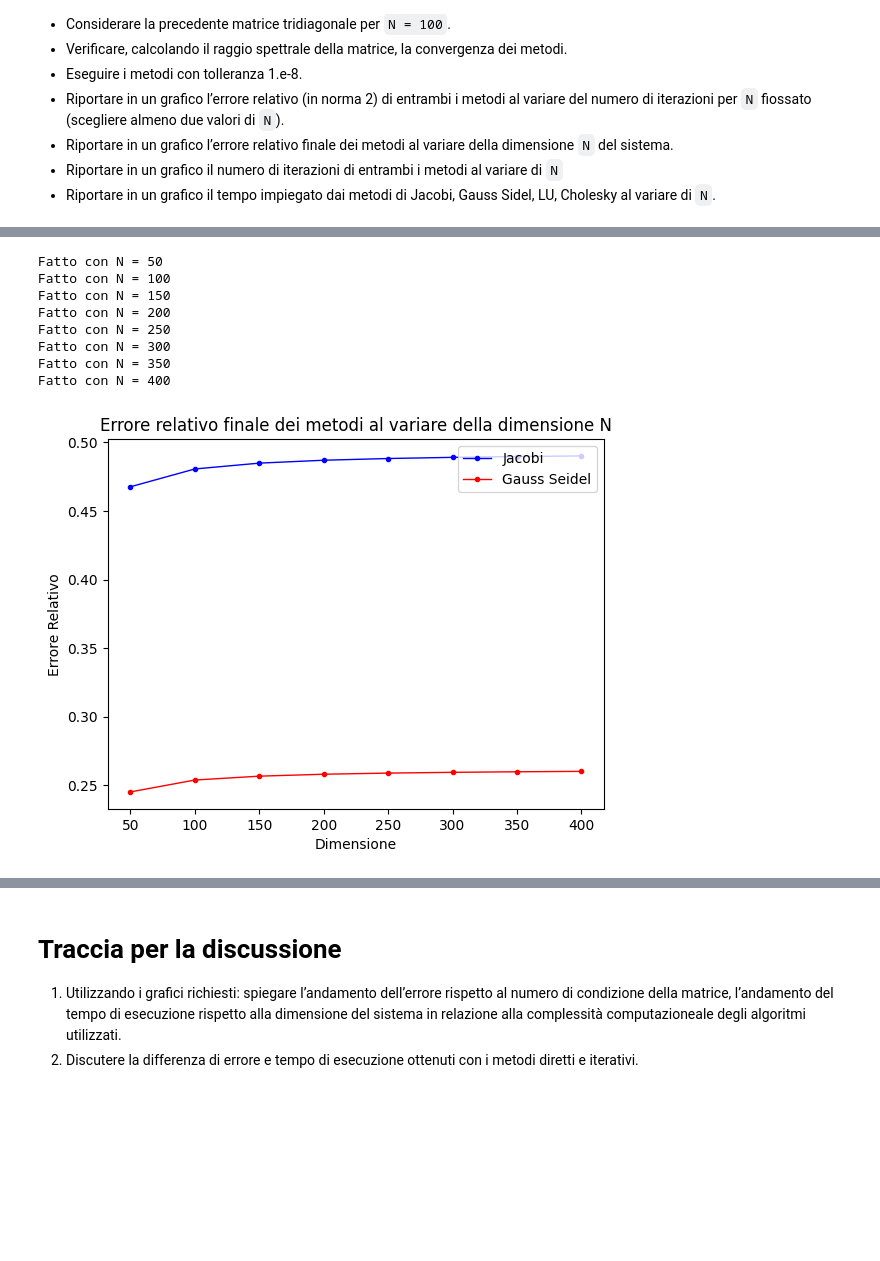
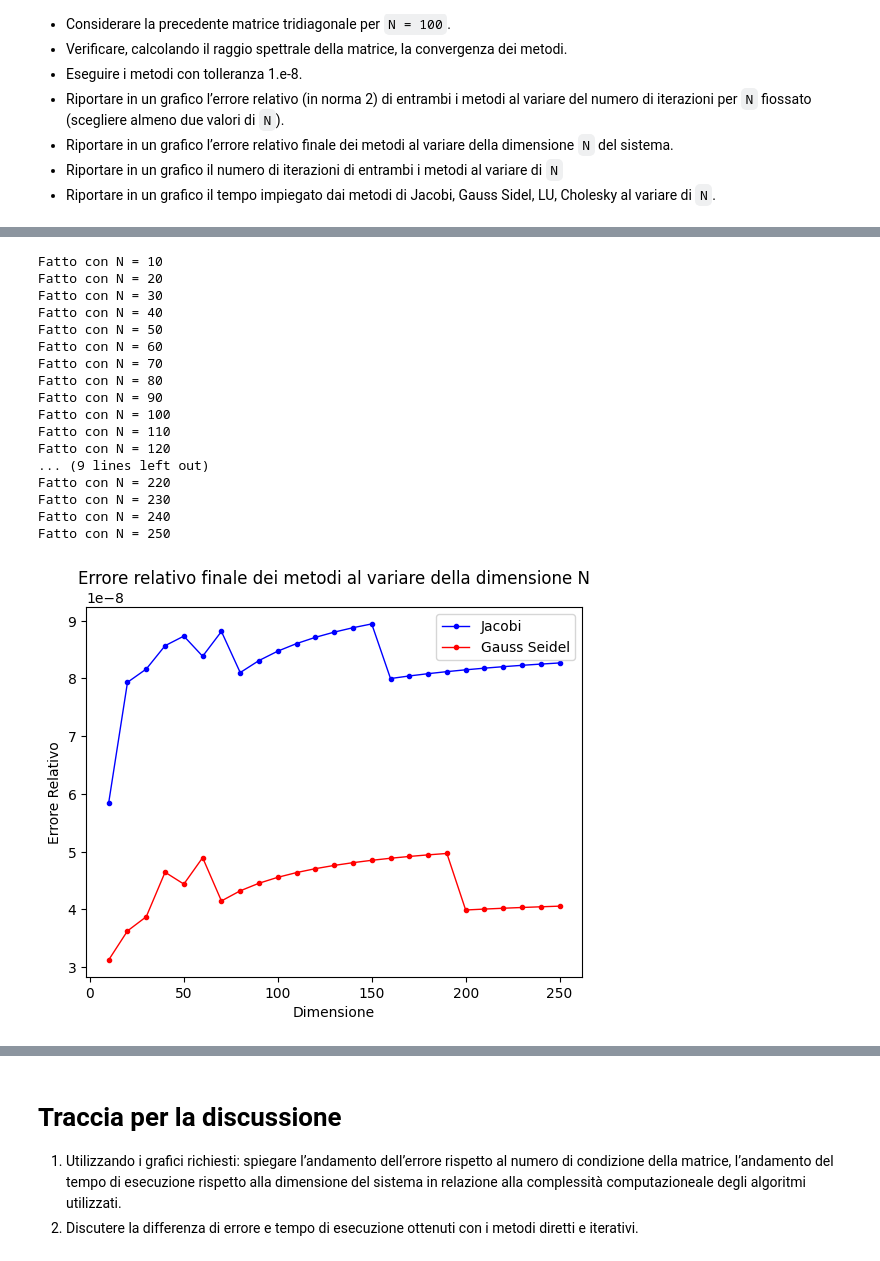
Before and after one commit to konova8/calcolonumerico-02023, a Jupyter notebook: LAB/Lab2_CN.ipynb, the cells around one changed output, grey strips where cells are left out. Cells and saved outputs as stored; diff of their text form; code cells hidden in the pictures; blank space fills up the shorter version.

```diff
--- a/LAB/Lab2_CN.ipynb
+++ b/LAB/Lab2_CN.ipynb
@@ -260,13 +260,15 @@ for N in Nlist:
 ########################################################################################################################
 # Comportamento al variare di N
 
-dim = np.arange(start=50, stop=401, step=50)
+dim = np.arange(start=10, stop=251, step=10)
 
 ErrRelF_J = np.zeros(np.size(dim))
 ErrRelF_GS = np.zeros(np.size(dim))
 
 ite_J = np.zeros(np.size(dim))
 ite_GS = np.zeros(np.size(dim))
+
+MAX_ITERAZIONI = 500
 
 tempoImpiegato_J = np.zeros(np.size(dim))
 tempoImpiegato_GS = np.zeros(np.size(dim))
@@ -307,7 +309,7 @@ for n in dim:
         tempoImpiegato_J[i] = -1
     else:
         start_time = time.time()
-        (xJacobi, kJacobi, relErrJacobi, errIterJacobi) = Jacobi(A, b, x0, ite_J.size, tol, xTrue)
+        (xJacobi, kJacobi, relErrJacobi, errIterJacobi) = Jacobi(A, b, x0, MAX_ITERAZIONI, tol, xTrue)
         tempoImpiegato_J[i] = time.time() - start_time
         ite_J[i] = kJacobi
         ErrRelF_J[i] = relErrJacobi[-1]
@@ -318,7 +320,7 @@ for n in dim:
         tempoImpiegato_GS[i] = -1
     else:
         start_time = time.time()
-        (xGS, kGS, relErrGS, errIterGS) = GaussSeidel(A, b, x0, ite_GS.size, tol, xTrue)
+        (xGS, kGS, relErrGS, errIterGS) = GaussSeidel(A, b, x0, MAX_ITERAZIONI, tol, xTrue)
         tempoImpiegato_GS[i] = time.time() - start_time
         ite_GS[i]= kGS
         ErrRelF_GS[i] = relErrGS[-1]
@@ -351,36 +353,45 @@ plt.show()
 # Numero di iterazioni di entrambi i metodi al variare di N
 plt.figure()
 plt.plot(dim, ite_J, label='Jacobi', color='blue', linewidth=1, marker='.')
 plt.plot(dim, ite_GS, label='Gauss Seidel', color = 'red', linewidth=1, marker='.' )
 plt.legend(loc='upper right')
 plt.xlabel('Dimensione')
 plt.ylabel('Numero di iterazioni')
 plt.title('Numero di iterazioni di entrambi i metodi al variare di N')
 plt.show()
 
 # Tempo per ogni metodo al variare della dimensione N
 plt.figure()
 plt.plot(dim, tempoImpiegato_J, label='Jacobi', color='blue', linewidth=1, marker='.')
 plt.plot(dim, tempoImpiegato_GS, label='Gauss Seidel', color = 'red', linewidth=1, marker='.' )
 plt.plot(dim, tempoImpiegato_Cho, label='Cholensky', color = 'green', linewidth=1, marker='.' )
 plt.plot(dim, tempoImpiegato_LU, label='Fattorizzazione LU', color = 'yellow', linewidth=1, marker='.' )
 plt.legend(loc='upper right')
 plt.ylabel('Tempo impiegato')
 plt.xlabel('Dimensione')
 plt.yscale('log')
 plt.title('Tempo impiegato al variare di N')
 plt.show()
 # %% [output]
 [figure]
 [figure]
 [figure]
 [figure]
+Fatto con N = 10
+Fatto con N = 20
+Fatto con N = 30
+Fatto con N = 40
 Fatto con N = 50
+Fatto con N = 60
+Fatto con N = 70
+Fatto con N = 80
+Fatto con N = 90
 Fatto con N = 100
-Fatto con N = 150
-Fatto con N = 200
+Fatto con N = 110
+Fatto con N = 120
+... (9 lines left out)
+Fatto con N = 220
+Fatto con N = 230
+Fatto con N = 240
 Fatto con N = 250
-Fatto con N = 300
-Fatto con N = 350
-Fatto con N = 400
-[figure, old version]
+[figure, new version]
```
Also changed, not shown: parts of 1 cell of this notebook, 2 other files.
